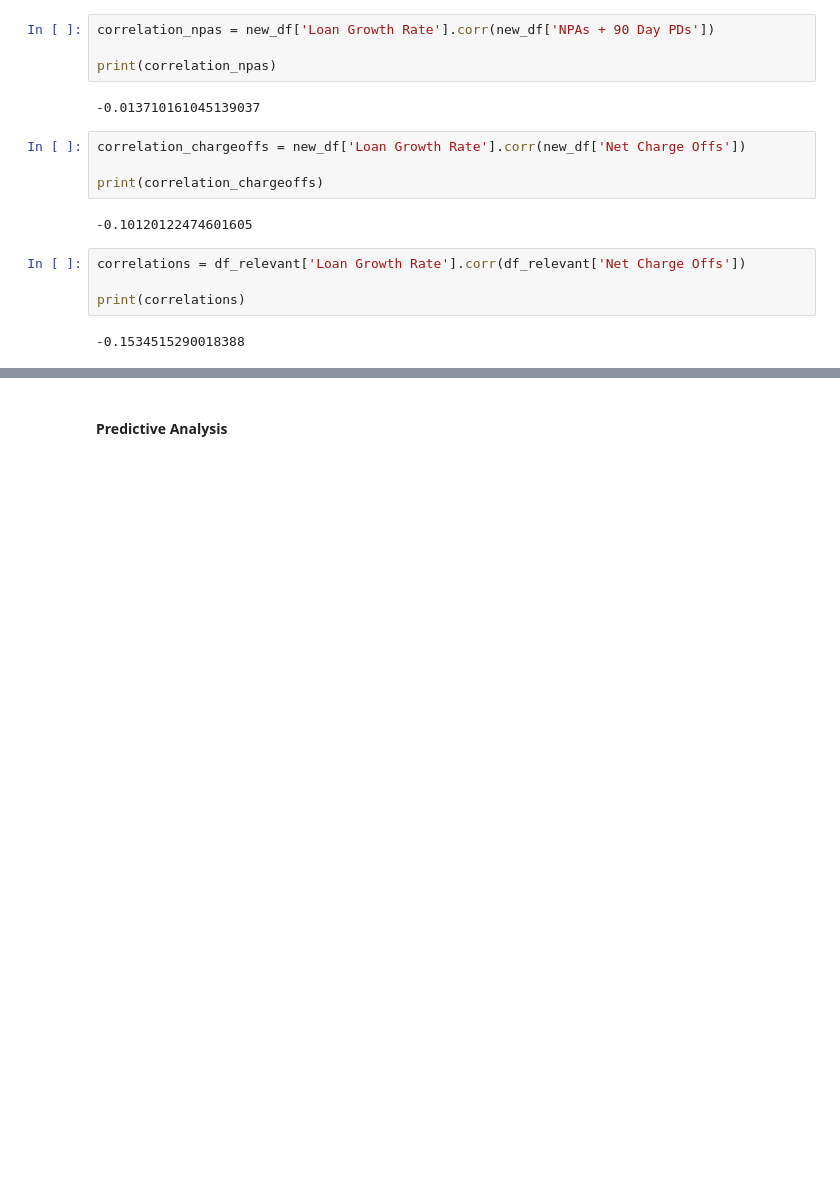
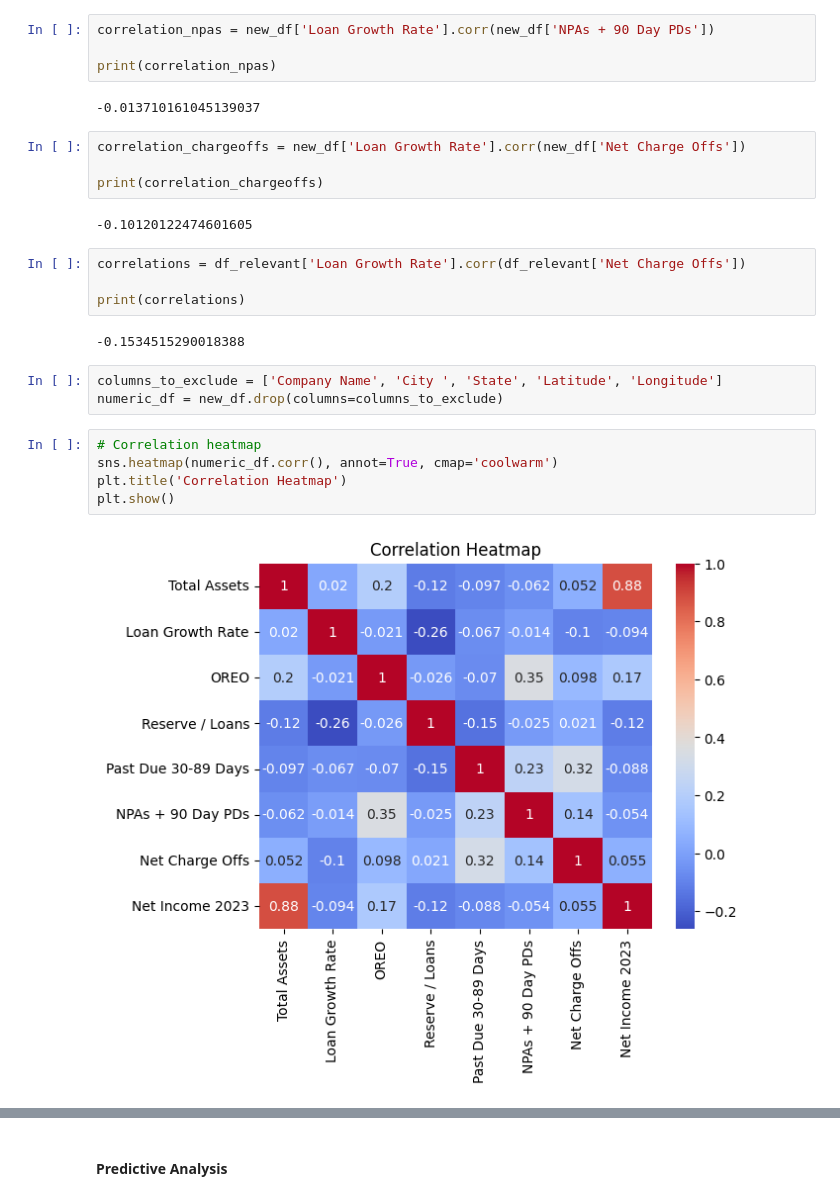
Before and after one commit to chelsbrammer/loan-losses-analysis, a Jupyter notebook: loan_analysis.ipynb, the cells around one changed output, grey strips where cells are left out. Saved outputs shown, nothing was run; the diff lists cells and outputs as text; blank space fills up the shorter version.

```diff
--- a/loan_analysis.ipynb
+++ b/loan_analysis.ipynb
@@ -232,3 +240,13 @@ correlations = df_relevant['Loan Growth Rate'].corr(df_relevant['Net Charge Offs
 print(correlations)
 # %% [output]
 -0.1534515290018388
+# %%
+columns_to_exclude = ['Company Name', 'City ', 'State', 'Latitude', 'Longitude']
+numeric_df = new_df.drop(columns=columns_to_exclude)
+# %%
+# Correlation heatmap
+sns.heatmap(numeric_df.corr(), annot=True, cmap='coolwarm')
+plt.title('Correlation Heatmap')
+plt.show()
+# %% [output]
+[figure, added]
```
Also changed, not shown: parts of 8 cells of this notebook.
